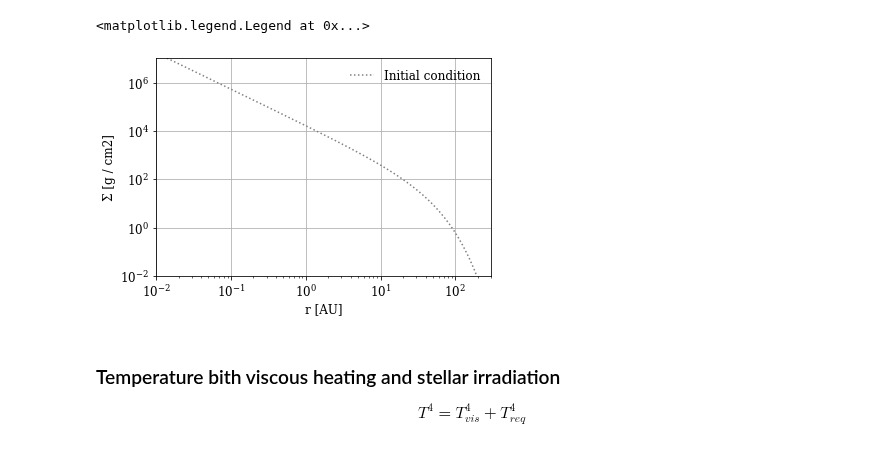
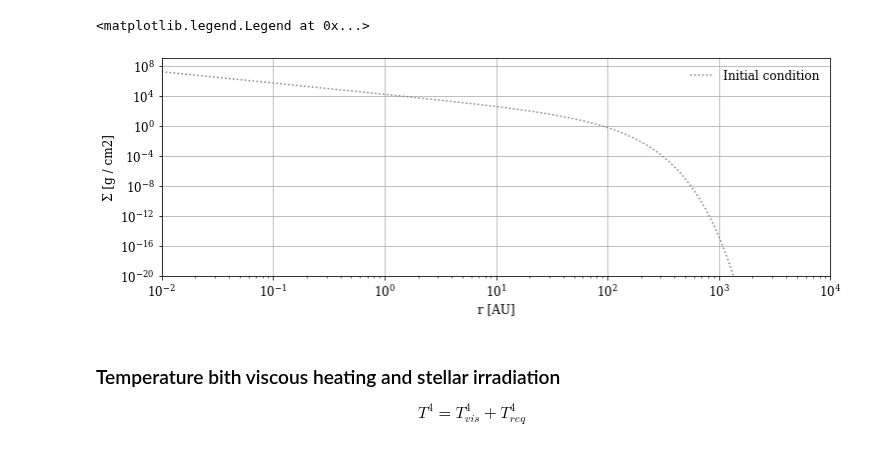
Before and after one commit to agent031/bachelor_code, a Jupyter notebook: Testing_values_T0/combined_temp_strongDW.ipynb, the cells around one changed output. Drawn from its saved outputs; the diff is of its cells as text; code cells hidden in the pictures.

```diff
--- a/Testing_values_T0/combined_temp_strongDW.ipynb
+++ b/Testing_values_T0/combined_temp_strongDW.ipynb
@@ -19,14 +19,14 @@ font = {'family' : 'serif',
         'size'   : 12}
 mpl.rc('font', **font)
 # %%
-fig, axs = plt.subplots()
+fig, axs = plt.subplots(figsize = (12,4))
 axs.grid(ls='-')
 axs.loglog(r_au, Σ_initial(r_au), ls=':', c= 'grey', label = 'Initial condition')
-axs.set(ylabel = f'Σ [{Σ_initial(r_au).unit}]', xlabel = f'r [{r_au.unit}]', ylim = (1e-2, 1e7), xlim = (1e-2, 3e2));
+axs.set(ylabel = f'Σ [{Σ_initial(r_au).unit}]', xlabel = f'r [{r_au.unit}]', ylim = (1e-20, 1e9), xlim = (0.01, 1e4));
 axs.legend(frameon=False)
 # %% [output]
 <matplotlib.legend.Legend at 0x...>
-[figure, old version]
+[figure, new version]
 # %% [markdown]
 ### Temperature bith viscous heating and stellar irradiation
 $$T^4 = T_{vis}^4 + T_{req}^4$$
```
Also changed, not shown: parts of 18 cells of this notebook, 3 other files.
